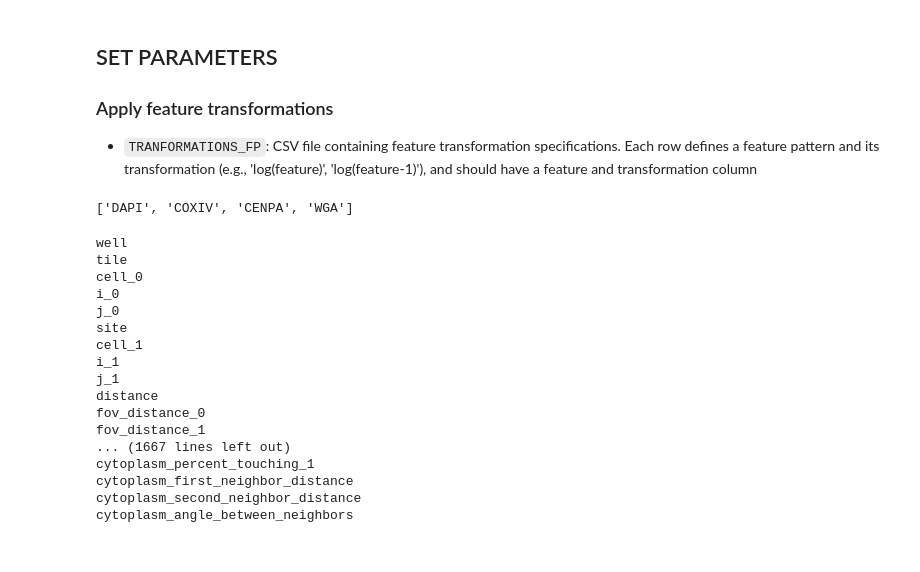
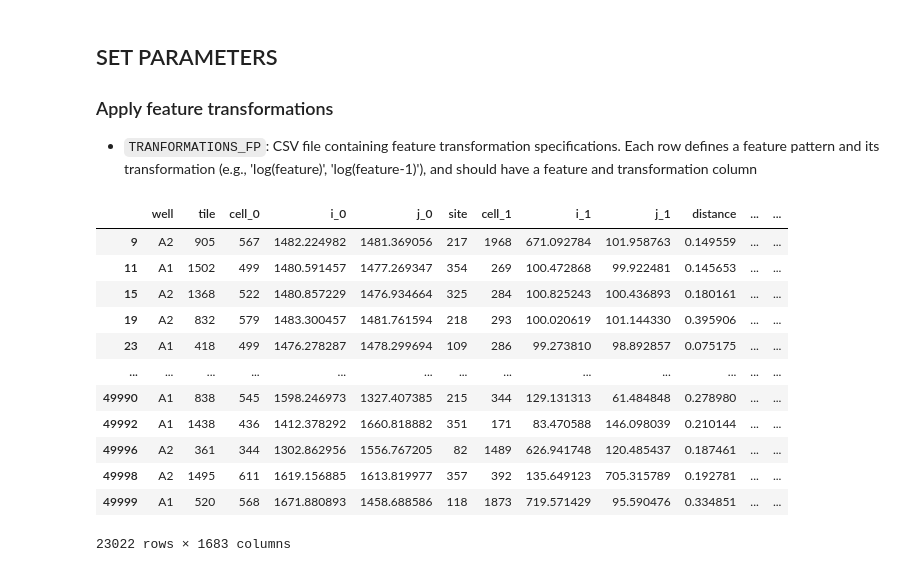
Before and after one commit to cheeseman-lab/brieflow, a Jupyter notebook: example_analysis/7.configure_aggregate_params.ipynb, the cells around one changed output. Saved outputs shown, nothing was run; the diff lists cells and outputs as text; code cells hidden in the pictures.

```diff
--- a/example_analysis/7.configure_aggregate_params.ipynb
+++ b/example_analysis/7.configure_aggregate_params.ipynb
@@ -36,7 +41,9 @@ ROOT_FP = Path(config["all"]["root_fp"])
 # Load subset of data
 # Takes ~1 minute
 merge_final_fp = ROOT_FP / "merge_process" / "hdfs" / "merge_final.hdf5"
-raw_df = load_hdf_subset(merge_final_fp, n_rows=50000, population_feature=POPULATION_FEATURE)
+raw_df = load_hdf_subset(
+    merge_final_fp, n_rows=50000, population_feature=POPULATION_FEATURE
+)
 
 # Remove unassigned cells
 clean_df = clean_cell_data(raw_df, POPULATION_FEATURE, filter_single_gene=False)
@@ -62,34 +69,25 @@ Loaded 50000 cells with 1683 features
 TRANFORMATIONS_FP = "config/transformations.tsv"
 # %%
 # load lower case version of channels
-CHANNELS = [channel.lower() for channel in config["phenotype_process"]["channel_names"]]
+channels = [channel.lower() for channel in config["phenotype_process"]["channel_names"]]
 
+# load transformations
+transformations = pd.read_csv(TRANFORMATIONS_FP, sep="\t")
 
-CHANNELS
+# perform feature transformation
+transformed_df = feature_transform(clean_df, transformations, channels)
+transformed_df
 # %% [output]
+|  | well | tile | cell_0 | i_0 | j_0 | site | cell_1 | i_1 | j_1 | distance | ... | ... |
+| 9 | A2 | 905 | 567 | 1482.224982 | 1481.369056 | 217 | 1968 | 671.092784 | 101.958763 | 0.149559 | ... | ... |
+| 11 | A1 | 1502 | 499 | 1480.591457 | 1477.269347 | 354 | 269 | 100.472868 | 99.922481 | 0.145653 | ... | ... |
+| 15 | A2 | 1368 | 522 | 1480.857229 | 1476.934664 | 325 | 284 | 100.825243 | 100.436893 | 0.180161 | ... | ... |
+| 19 | A2 | 832 | 579 | 1483.300457 | 1481.761594 | 218 | 293 | 100.020619 | 101.144330 | 0.395906 | ... | ... |
+| 23 | A1 | 418 | 499 | 1476.278287 | 1478.299694 | 109 | 286 | 99.273810 | 98.892857 | 0.075175 | ... | ... |
+| ... | ... | ... | ... | ... | ... | ... | ... | ... | ... | ... | ... | ... |
+| 49990 | A1 | 838 | 545 | 1598.246973 | 1327.407385 | 215 | 344 | 129.131313 | 61.484848 | 0.278980 | ... | ... |
+| 49992 | A1 | 1438 | 436 | 1412.378292 | 1660.818882 | 351 | 171 | 83.470588 | 146.098039 | 0.210144 | ... | ... |
+| 49996 | A2 | 361 | 344 | 1302.862956 | 1556.767205 | 82 | 1489 | 626.941748 | 120.485437 | 0.187461 | ... | ... |
+| 49998 | A2 | 1495 | 611 | 1619.156885 | 1613.819977 | 357 | 392 | 135.649123 | 705.315789 | 0.192781 | ... | ... |
+| 49999 | A1 | 520 | 568 | 1671.880893 | 1458.688586 | 118 | 1873 | 719.571429 | 95.590476 | 0.334851 | ... | ... |
-['DAPI', 'COXIV', 'CENPA', 'WGA']
+23022 rows × 1683 columns
-# %%
-transformed_df = agg.feature_transform(
-    clean_df,
-    transformations,
-    channels
-)
-transformed_df
-# %% [output]
-well
-tile
-cell_0
-i_0
-j_0
-site
-cell_1
-i_1
-j_1
-distance
-fov_distance_0
-fov_distance_1
-... (1667 lines left out)
-cytoplasm_percent_touching_1
-cytoplasm_first_neighbor_distance
-cytoplasm_second_neighbor_distance
-cytoplasm_angle_between_neighbors
```
Also changed, not shown: parts of 8 cells of this notebook, 2 other files.
